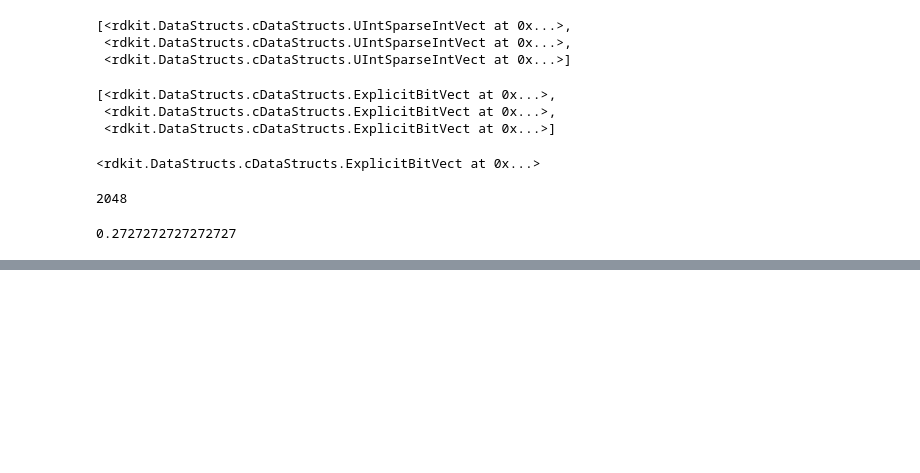
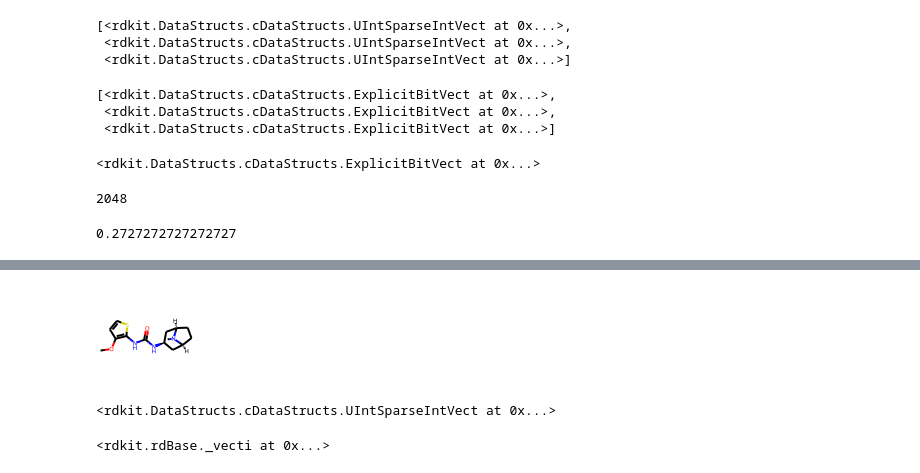
Before and after one commit to jinwoo3239/rdkit, a Jupyter notebook: rdkit_practice.ipynb, the cells around one changed output, grey strips where cells are left out. Cells and saved outputs as stored; diff of their text form; code cells hidden in the pictures; blank space fills up the shorter version.

```diff
--- a/rdkit_practice.ipynb
+++ b/rdkit_practice.ipynb
@@ -394,0 +435,7 @@ DataStructs.FingerprintSimilarity(fps[0], fps[1])
+# %%
+# 2d cordinate
+
+AllChem.Compute2DCoords(mols[0])
+Draw.MolToImage(mols[0], size=(100, 100))
+# %% [output]
+[figure, added]
@@ -394,0 +446,4 @@ DataStructs.FingerprintSimilarity(fps[0], fps[1])
+# %%
+fps[0]
+# %% [output]
+<rdkit.DataStructs.cDataStructs.UIntSparseIntVect at 0x...>
@@ -394,0 +459,4 @@ DataStructs.FingerprintSimilarity(fps[0], fps[1])
+# %%
+pickIndices
+# %% [output]
+<rdkit.rdBase._vecti at 0x...>
```
Also changed, not shown: parts of 43 cells of this notebook.
